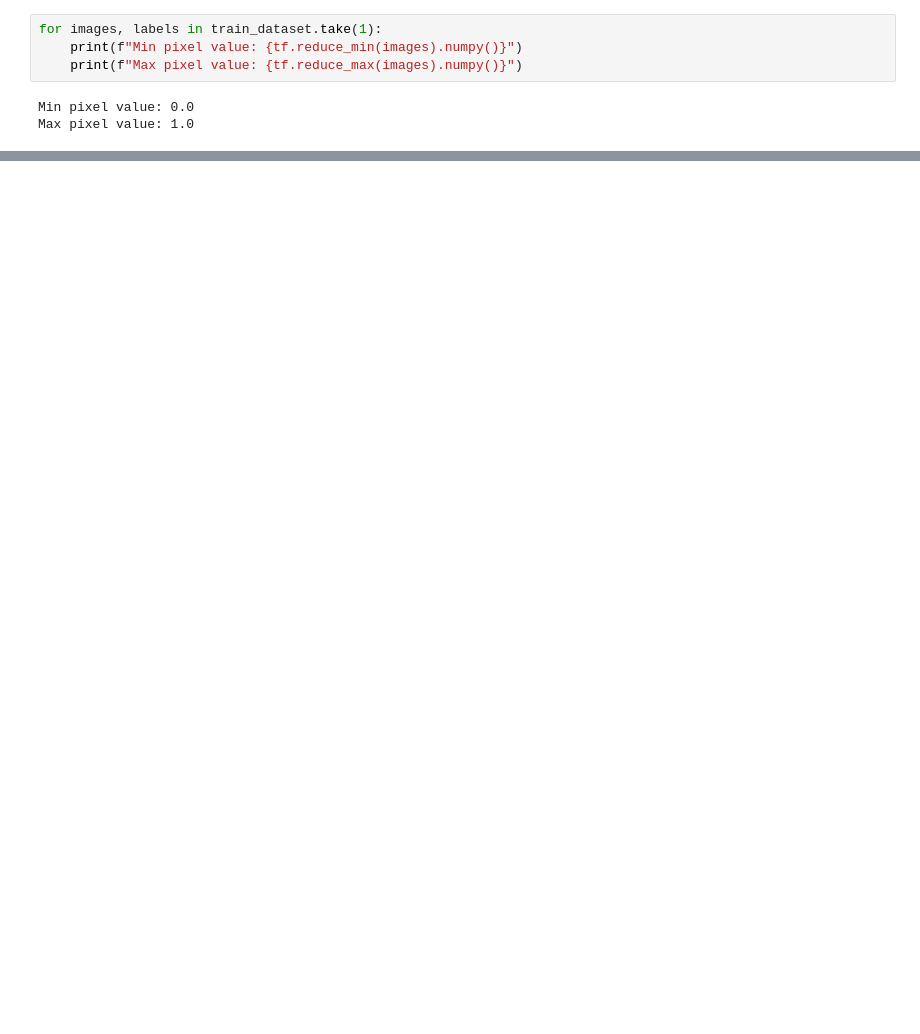
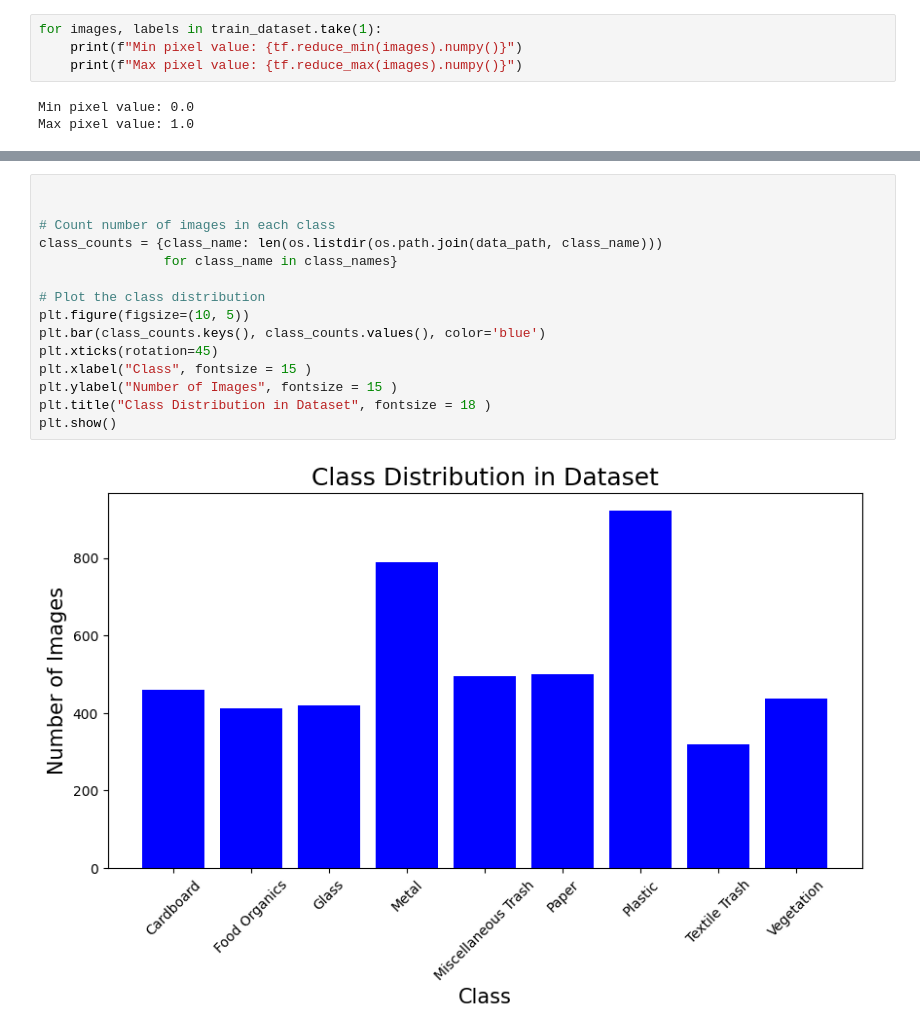
Before and after one commit to Anagha235/CNN-Data-Science-Project, a Jupyter notebook: CNN.ipynb, the cells around one changed output, grey strips where cells are left out. Saved outputs shown, nothing was run; the diff lists cells and outputs as text; blank space fills up the shorter version.

```diff
--- a/CNN.ipynb
+++ b/CNN.ipynb
@@ -89,0 +75,17 @@ visualize_dataset(train_dataset, class_names)
+# %%
+
+
+# Count number of images in each class
+class_counts = {class_name: len(os.listdir(os.path.join(data_path, class_name)))
+                for class_name in class_names}
+
+# Plot the class distribution
+plt.figure(figsize=(10, 5))
+plt.bar(class_counts.keys(), class_counts.values(), color='blue')
+plt.xticks(rotation=45)
+plt.xlabel("Class", fontsize = 15 )
+plt.ylabel("Number of Images", fontsize = 15 )
+plt.title("Class Distribution in Dataset", fontsize = 18 )
+plt.show()
+# %% [output]
+[figure, added]
```
Also changed, not shown: parts of 10 cells of this notebook.
